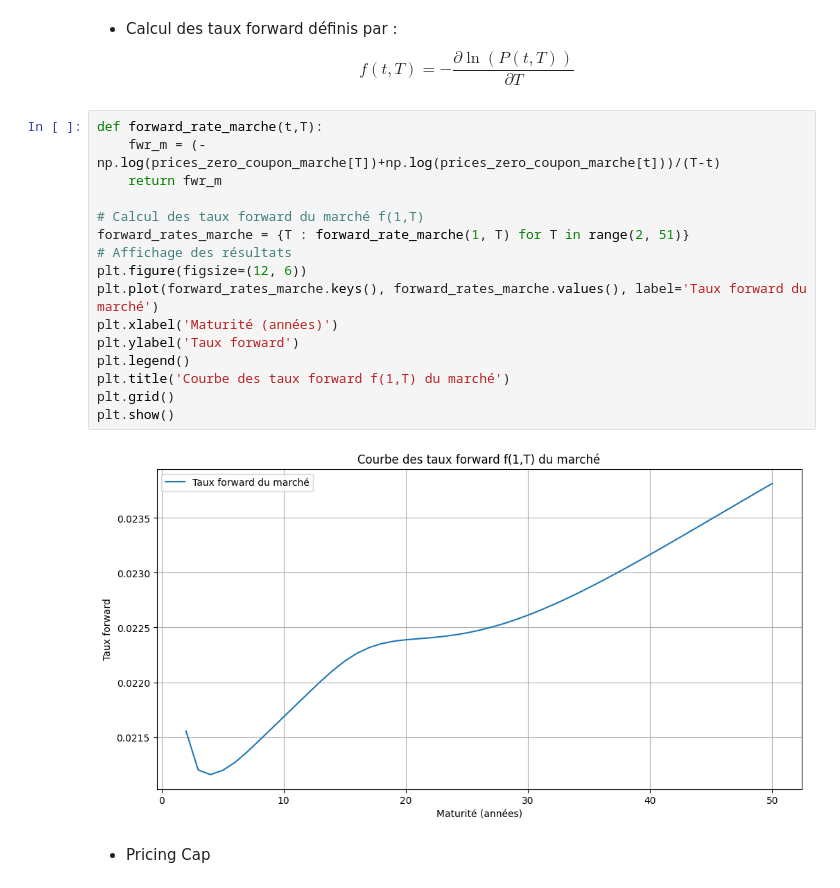
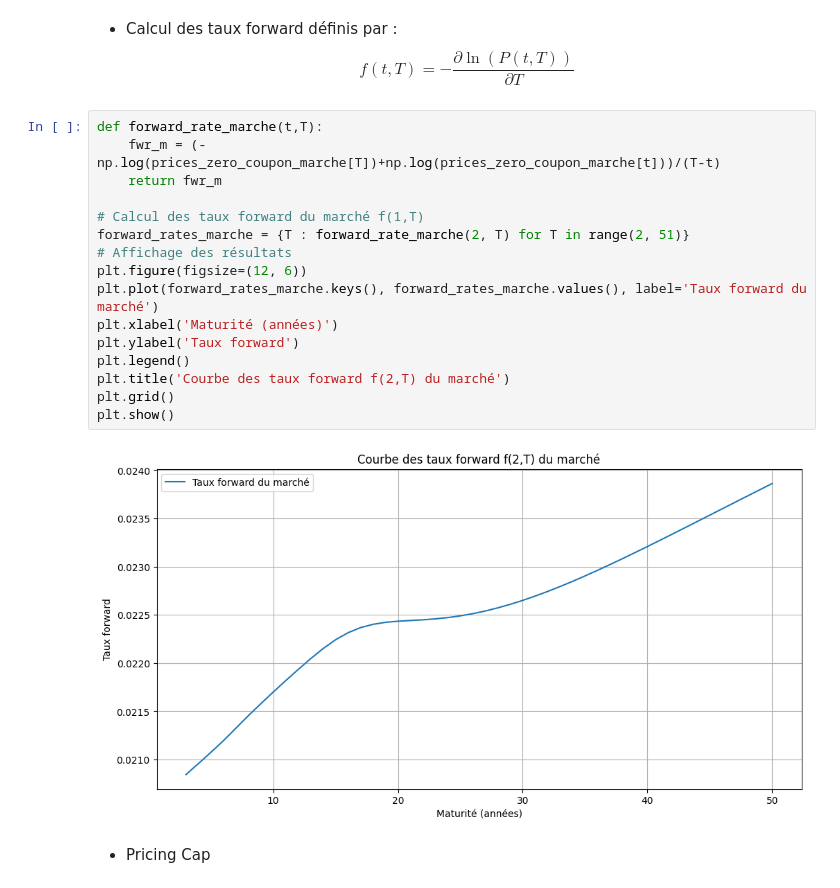
Before and after one commit to massine-djn/StatApp_GSE, a Jupyter notebook: notebook.ipynb, the cells around one changed output. Cells and saved outputs as stored; diff of their text form.

```diff
--- a/notebook.ipynb
+++ b/notebook.ipynb
@@ -135,21 +135,21 @@ $$
 # %%
 def forward_rate_marche(t,T):
     fwr_m = (-np.log(prices_zero_coupon_marche[T])+np.log(prices_zero_coupon_marche[t]))/(T-t)
     return fwr_m
 
 # Calcul des taux forward du marché f(1,T)
-forward_rates_marche = {T : forward_rate_marche(1, T) for T in range(2, 51)}
+forward_rates_marche = {T : forward_rate_marche(2, T) for T in range(2, 51)}
 # Affichage des résultats
 plt.figure(figsize=(12, 6))
 plt.plot(forward_rates_marche.keys(), forward_rates_marche.values(), label='Taux forward du marché')
 plt.xlabel('Maturité (années)')
 plt.ylabel('Taux forward')
 plt.legend()
-plt.title('Courbe des taux forward f(1,T) du marché')
+plt.title('Courbe des taux forward f(2,T) du marché')
 plt.grid()
 plt.show()
 # %% [output]
-[figure, old version]
+[figure, new version]
 # %% [markdown]
 - Pricing Cap
 # %%
```
Also changed, not shown: parts of 6 cells of this notebook.
